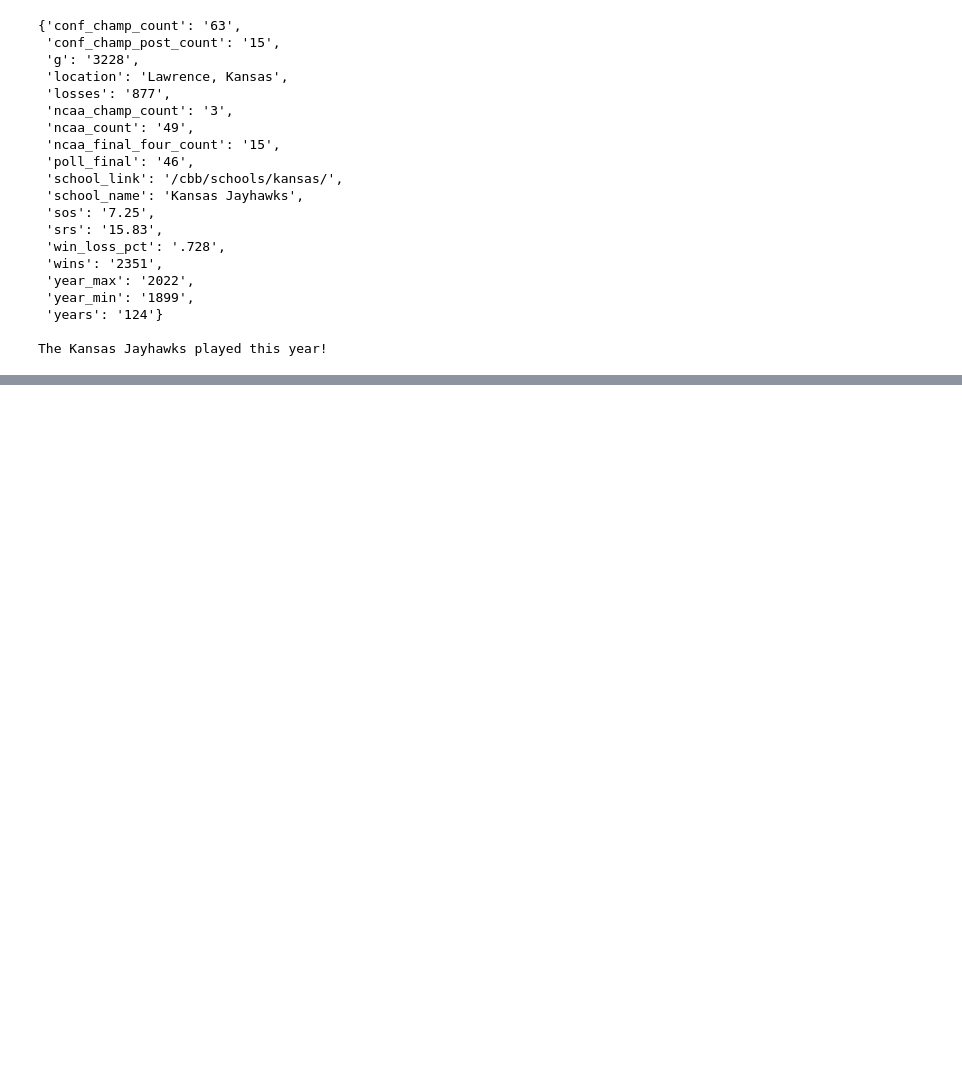
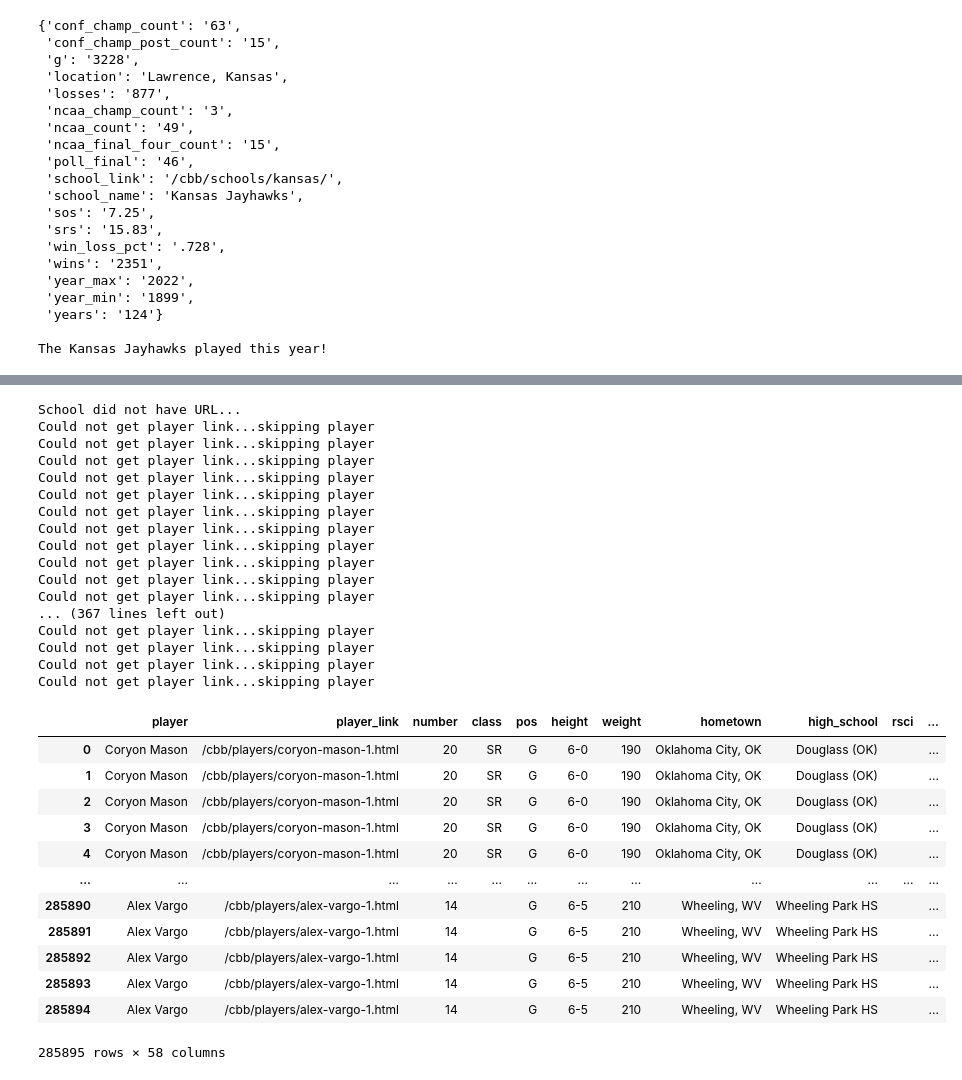
Before and after one commit to tflynn3/mbball-player-scraper, a Jupyter notebook: eda.ipynb, the cells around one changed output, grey strips where cells are left out. Drawn from its saved outputs; the diff is of its cells as text; code cells hidden in the pictures; blank space fills up the shorter version.

```diff
--- a/eda.ipynb
+++ b/eda.ipynb
@@ -113,0 +153,60 @@ ku_gamelog_df.to_csv('go_hawks.csv')
+# %%
+# If we want to join with team data...
+# make this async tho
+
+player_game_stats = []
+
+for school in s:
+    # get school roster
+    try:
+        roster = get_roster(school["school_link"])
+        # Now let's get the gamelogs from each team
+        for player in roster:
+            # Get player game log
+            gl = get_player_gamelog(player['player_link'])
+            for game in gl:
+                player_game_temp = {}
+                # add player data
+                player_game_temp.update(player)
+                # add game data
+                player_game_t
+                emp.update(game)
+                # add school data
+                player_game_temp.update(school)
+                player_game_stats.append(player_game_temp)
+    except KeyError:
+        print("School did not have URL for this season...")
+
+full_gamelog_df = pd.DataFrame(player_game_stats).dropna()
+full_gamelog_df
+# %% [output]
+School did not have URL...
+Could not get player link...skipping player
+Could not get player link...skipping player
+Could not get player link...skipping player
+Could not get player link...skipping player
+Could not get player link...skipping player
+Could not get player link...skipping player
+Could not get player link...skipping player
+Could not get player link...skipping player
+Could not get player link...skipping player
+Could not get player link...skipping player
+Could not get player link...skipping player
+... (367 lines left out)
+Could not get player link...skipping player
+Could not get player link...skipping player
+Could not get player link...skipping player
+Could not get player link...skipping player
+|  | player | player_link | number | class | pos | height | weight | hometown | high_school | rsci | ... |
+| 0 | Coryon Mason | /cbb/players/coryon-mason-1.html | 20 | SR | G | 6-0 | 190 | Oklahoma City, OK | Douglass (OK) |  | ... |
+| 1 | Coryon Mason | /cbb/players/coryon-mason-1.html | 20 | SR | G | 6-0 | 190 | Oklahoma City, OK | Douglass (OK) |  | ... |
+| 2 | Coryon Mason | /cbb/players/coryon-mason-1.html | 20 | SR | G | 6-0 | 190 | Oklahoma City, OK | Douglass (OK) |  | ... |
+| 3 | Coryon Mason | /cbb/players/coryon-mason-1.html | 20 | SR | G | 6-0 | 190 | Oklahoma City, OK | Douglass (OK) |  | ... |
+| 4 | Coryon Mason | /cbb/players/coryon-mason-1.html | 20 | SR | G | 6-0 | 190 | Oklahoma City, OK | Douglass (OK) |  | ... |
+| ... | ... | ... | ... | ... | ... | ... | ... | ... | ... | ... | ... |
+| 285890 | Alex Vargo | /cbb/players/alex-vargo-1.html | 14 |  | G | 6-5 | 210 | Wheeling, WV | Wheeling Park HS |  | ... |
+| 285891 | Alex Vargo | /cbb/players/alex-vargo-1.html | 14 |  | G | 6-5 | 210 | Wheeling, WV | Wheeling Park HS |  | ... |
+| 285892 | Alex Vargo | /cbb/players/alex-vargo-1.html | 14 |  | G | 6-5 | 210 | Wheeling, WV | Wheeling Park HS |  | ... |
+| 285893 | Alex Vargo | /cbb/players/alex-vargo-1.html | 14 |  | G | 6-5 | 210 | Wheeling, WV | Wheeling Park HS |  | ... |
+| 285894 | Alex Vargo | /cbb/players/alex-vargo-1.html | 14 |  | G | 6-5 | 210 | Wheeling, WV | Wheeling Park HS |  | ... |
+285895 rows × 58 columns
```
Also changed, not shown: parts of 6 cells of this notebook.
